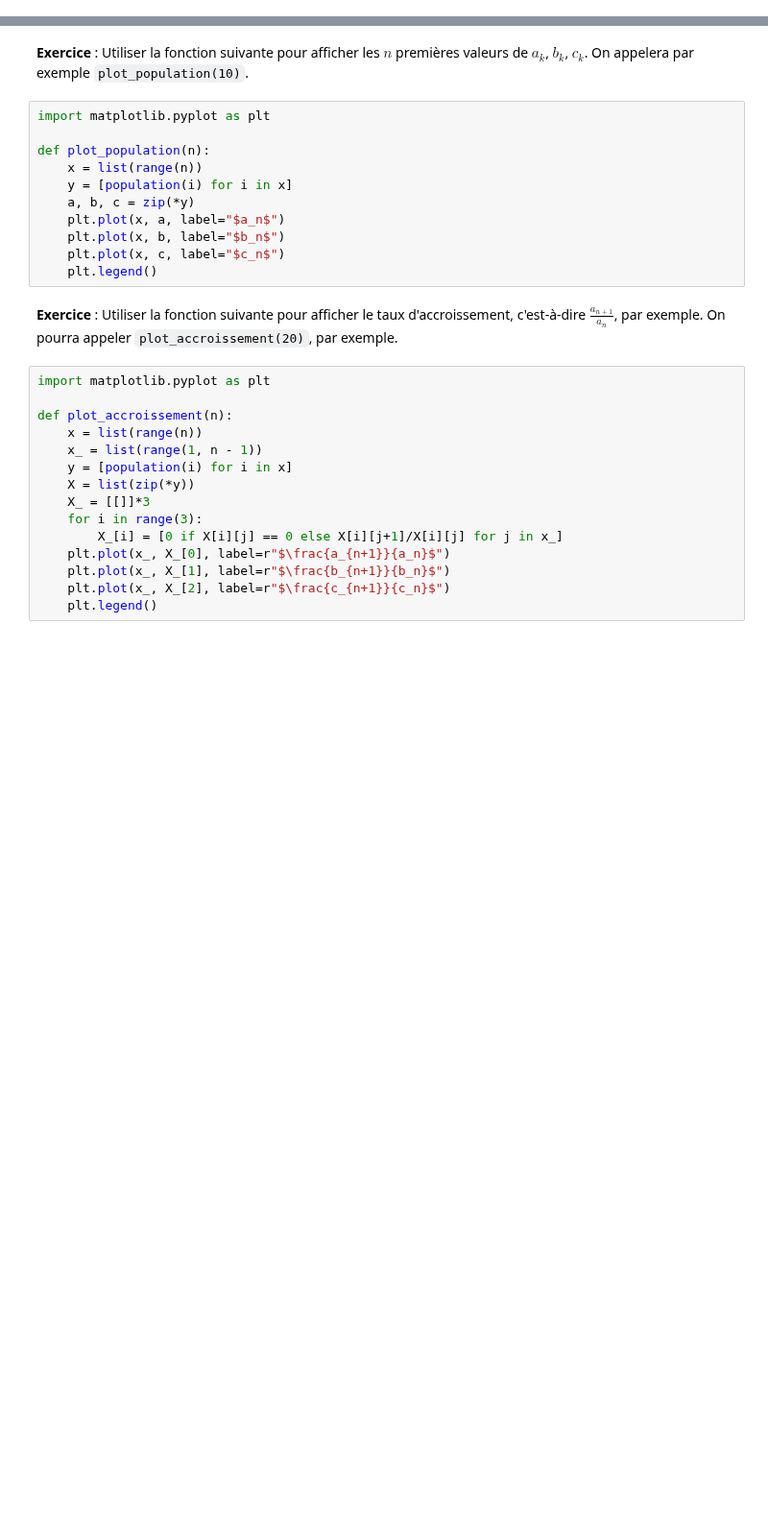
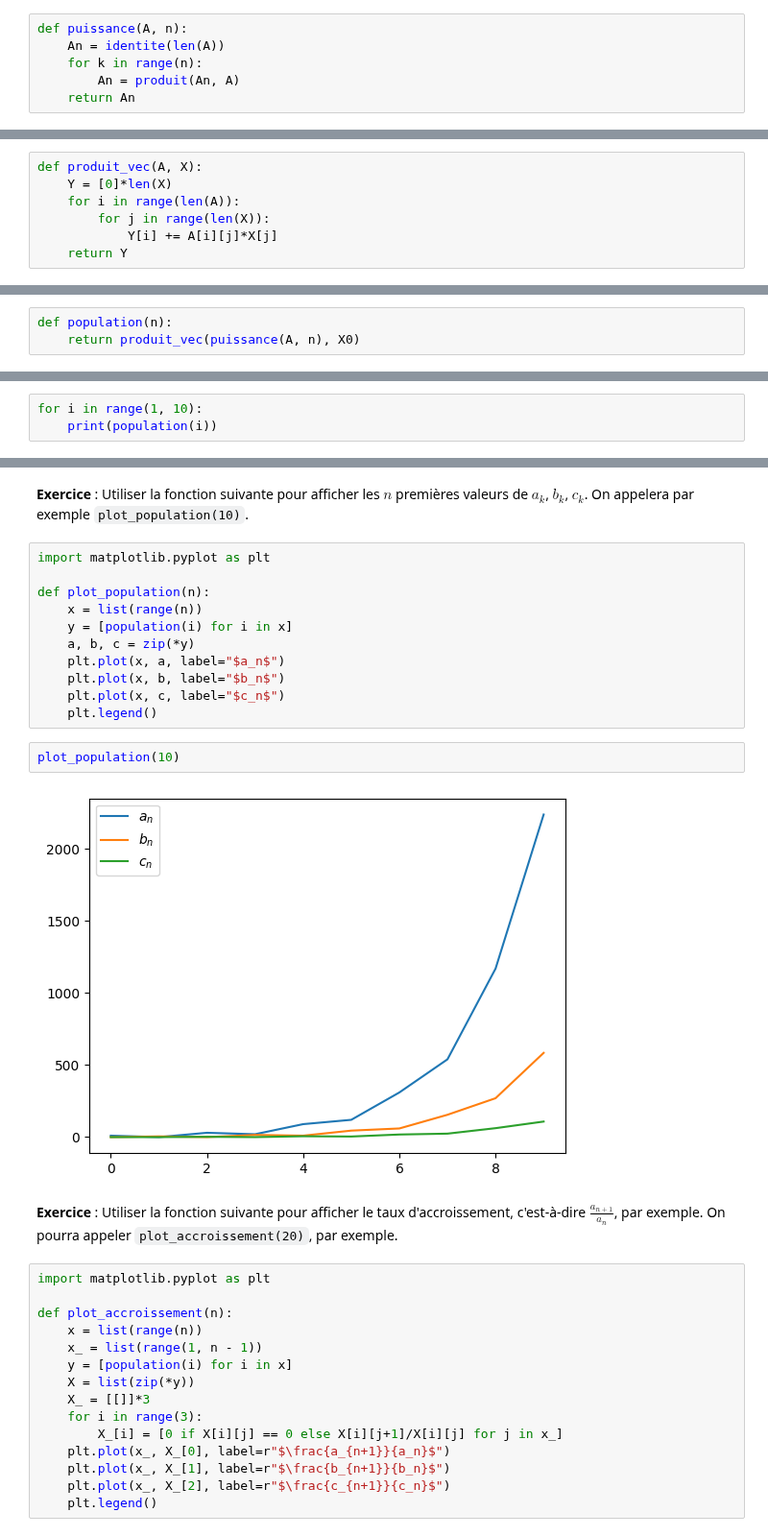
Before and after one commit to cpge-itc/bcpst2, a Jupyter notebook: files/4_population/population.ipynb, the cells around one changed output, grey strips where cells are left out. Shown at 96% size. Saved outputs shown, nothing was run; the diff lists cells and outputs as text; blank space fills up the shorter version.

```diff
--- a/files/4_population/population.ipynb
+++ b/files/4_population/population.ipynb
@@ -130,9 +194,28 @@ $A$ est appelée une **matrice de Leslie**.
 On remarque que, par récurrence évidente : $X_n = A^n X_0$.
 # %% [markdown]
 **Exercice** : Écrire une fonction `puissance(A, n)` renvoyant $A^n$.
+# %%
+def puissance(A, n):
+    An = identite(len(A))
+    for k in range(n):
+        An = produit(An, A)
+    return An
 # %% [markdown]
 **Exercice** : Écrire une fonction `produit_vec(A, X)` renvoyant le produit de la matrice `A` par le vecteur `X`.
+# %%
+def produit_vec(A, X):
+    Y = [0]*len(X)
+    for i in range(len(A)):
+        for j in range(len(X)):
+            Y[i] += A[i][j]*X[j]
+    return Y
 # %% [markdown]
 **Exercice** : Écrire une fonction `population(n)` renvoyant $X_n$.
+# %%
+def population(n):
+    return produit_vec(puissance(A, n), X0)
 # %% [markdown]
 **Exercice** : Que vaut $X_1$, $X_2$, $X_3$, $X_4$ ?
+# %%
+for i in range(1, 10):
+    print(population(i))
@@ -149,6 +242,10 @@ def plot_population(n):
     plt.plot(x, b, label="$b_n$")
     plt.plot(x, c, label="$c_n$")
     plt.legend()
+# %%
+plot_population(10)
+# %% [output]
+[figure, added]
 # %% [markdown]
 **Exercice** : Utiliser la fonction suivante pour afficher le taux d'accroissement, c'est-à-dire $\frac{a_{n+1}}{a_n}$, par exemple. On pourra appeler `plot_accroissement(20)`, par exemple.
 # %%
```
Also changed, not shown: parts of 11 cells of this notebook.
